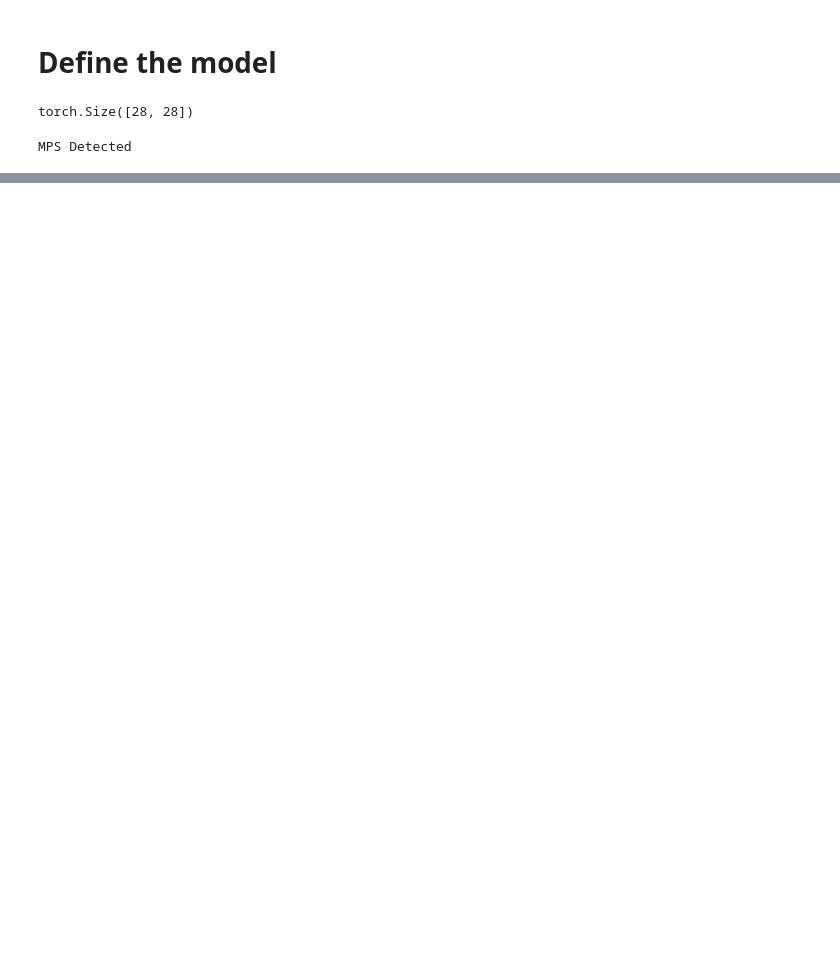
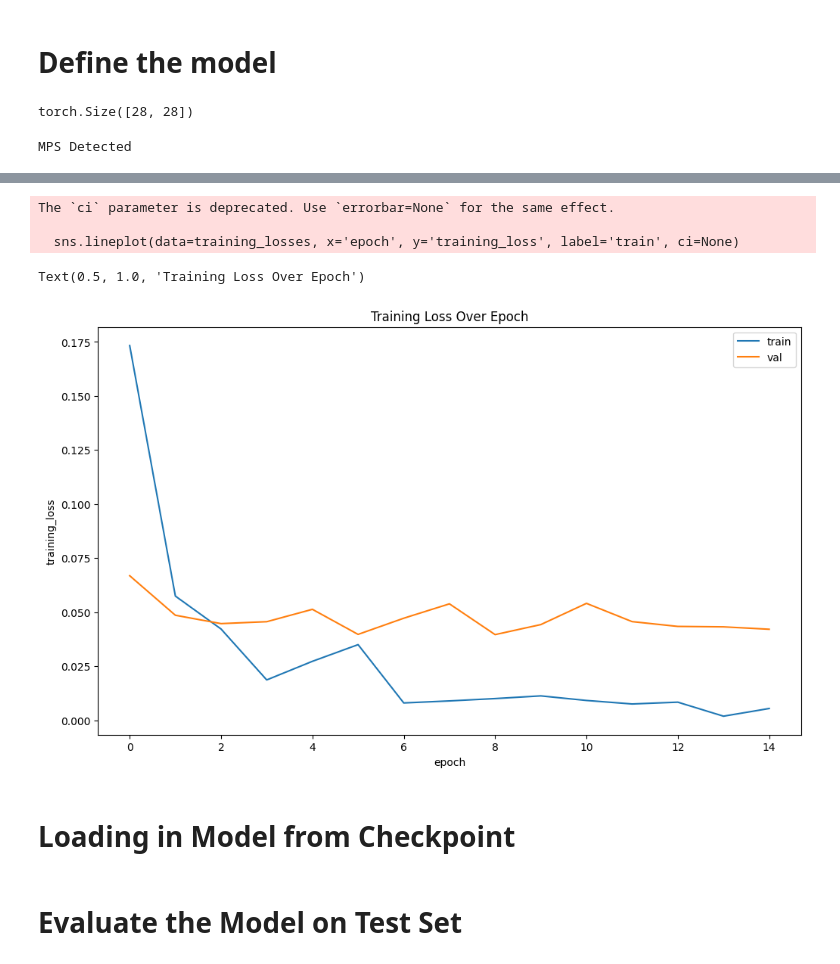
Before and after one commit to Kashiwaba23/pytorch_lightning_practice, a Jupyter notebook: MNIST_model.ipynb, the cells around one changed output, grey strips where cells are left out. Saved outputs shown, nothing was run; the diff lists cells and outputs as text; code cells hidden in the pictures; blank space fills up the shorter version.

```diff
--- a/MNIST_model.ipynb
+++ b/MNIST_model.ipynb
@@ -163,0 +170,3 @@ HPU available: False, using: 0 HPUs
+# %%
+training_loss_df = pd.read_csv(os.path.join(os.getcwd(), 'lightning_logs', 'version_7', 'metrics.csv'))
+training_loss_df.head()
@@ -163,0 +180,3 @@ HPU available: False, using: 0 HPUs
+# %%
+training_losses = training_loss_df[~training_loss_df['training_loss'].isna()]
+training_losses.shape
@@ -163,0 +185,3 @@ HPU available: False, using: 0 HPUs
+# %%
+validation_losses = training_loss_df[~training_loss_df['val_loss'].isna()][['epoch', 'val_loss']]
+validation_losses
@@ -163,0 +205,13 @@ HPU available: False, using: 0 HPUs
+# %%
+plt.figure(figsize=(12,7))
+sns.lineplot(data=training_losses, x='epoch', y='training_loss', label='train', ci=None)
+sns.lineplot(data=validation_losses, x='epoch', y='val_loss', label='val')
+plt.title('Training Loss Over Epoch')
+# %% [output]
+The `ci` parameter is deprecated. Use `errorbar=None` for the same effect.
+
+  sns.lineplot(data=training_losses, x='epoch', y='training_loss', label='train', ci=None)
+Text(0.5, 1.0, 'Training Loss Over Epoch')
+[figure, added]
+# %% [markdown]
+# Loading in Model from Checkpoint
@@ -163,0 +223,2 @@ HPU available: False, using: 0 HPUs
+# %% [markdown]
+# Evaluate the Model on Test Set
```
Also changed, not shown: parts of 11 cells of this notebook, 1 other file.
